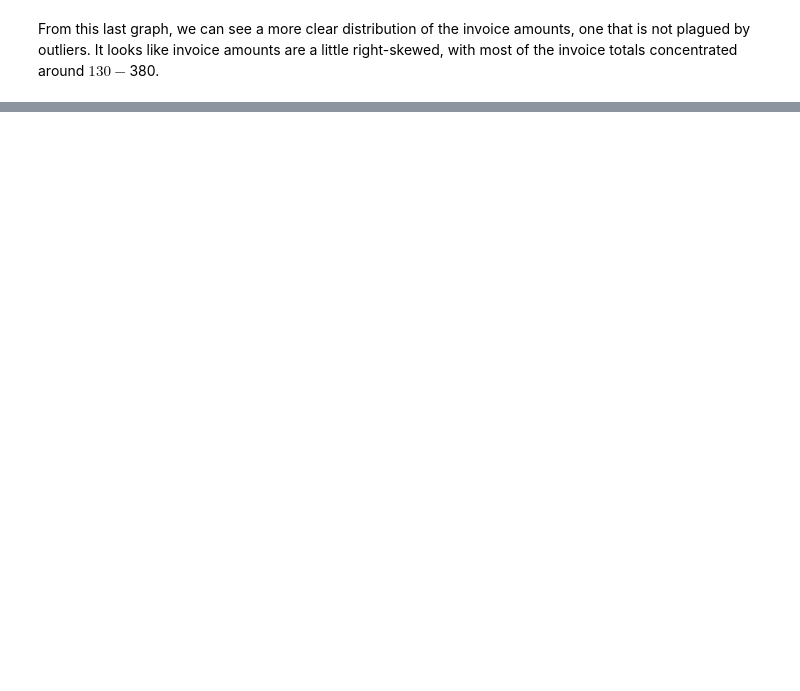
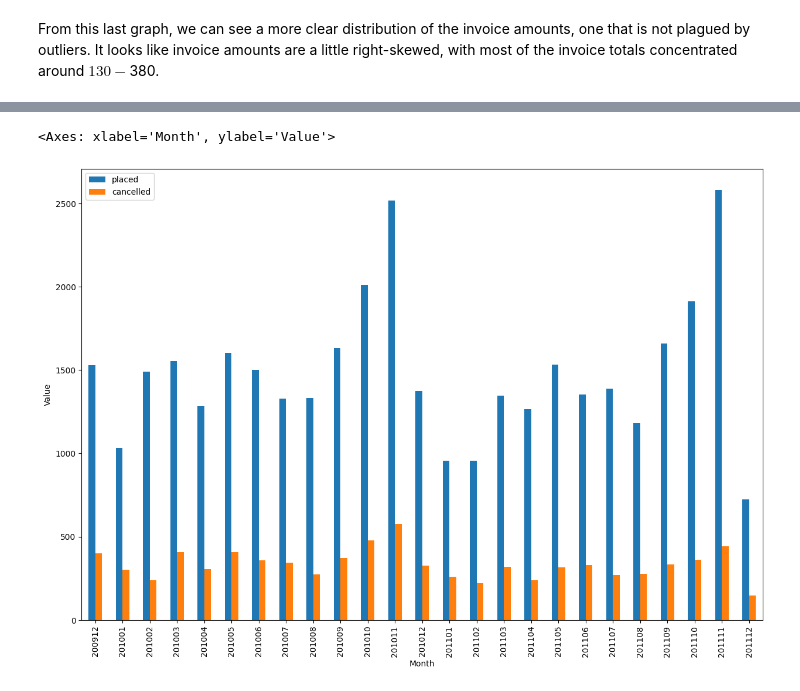
Before and after one commit to jarviscanada/jarvis_data_eng_AhmedAmer, a Jupyter notebook: python_data_analytics/retail_analysis.ipynb, the cells around one changed output, grey strips where cells are left out. Cells and saved outputs as stored; diff of their text form; code cells hidden in the pictures; blank space fills up the shorter version.

```diff
--- a/python_data_analytics/retail_analysis.ipynb
+++ b/python_data_analytics/retail_analysis.ipynb
@@ -150,0 +172,7 @@ It looks like invoice amounts are a little right-skewed, with most of the invoic
+# %%
+# Setting up the data for monthly placed/cancelled orders
+retail_df_monthly_orders = retail_df.drop_duplicates('invoice_no')
+retail_df_monthly_orders.loc[:,'cancelled_order'] = retail_df_monthly_orders.loc[:,'invoice_no'].str.contains(
+  'C',
+  case=False
+).astype(int)
@@ -150,0 +185,41 @@ It looks like invoice amounts are a little right-skewed, with most of the invoic
+# %%
+# Count of all orders
+monthly_orders = (retail_df_monthly_orders
+                  .groupby('year_month')['invoice_no']
+                  .count())
+
+# Filter and count cancelled orders
+monthly_cancelled_orders = (retail_df_monthly_orders
+                            [retail_df_monthly_orders['cancelled_order'] == 1]
+                            .groupby('year_month')['invoice_no']
+                            .count())
+
+# Per the assumed equation
+monthly_placed_orders = monthly_orders - 2 * monthly_cancelled_orders
+# %%
+# Put the two together
+monthly_orders = pd.concat (
+  [
+    monthly_placed_orders,
+    monthly_cancelled_orders
+  ],
+  axis = 1
+)
+
+# Reset index and rename columns
+monthly_orders = monthly_orders.reset_index()
+monthly_orders.columns = ['year_month', 'placed', 'cancelled']
+monthly_orders
+
+# Plot
+monthly_orders.plot(
+  x = 'year_month',
+  y = ['placed', 'cancelled'],
+  kind = 'bar',
+  xlabel = 'Month',
+  ylabel = 'Value',
+  figsize = (15, 10)
+)
+# %% [output]
+<Axes: xlabel='Month', ylabel='Value'>
+[figure, added]
```
Also changed, not shown: parts of 7 cells of this notebook, 1 other file.
